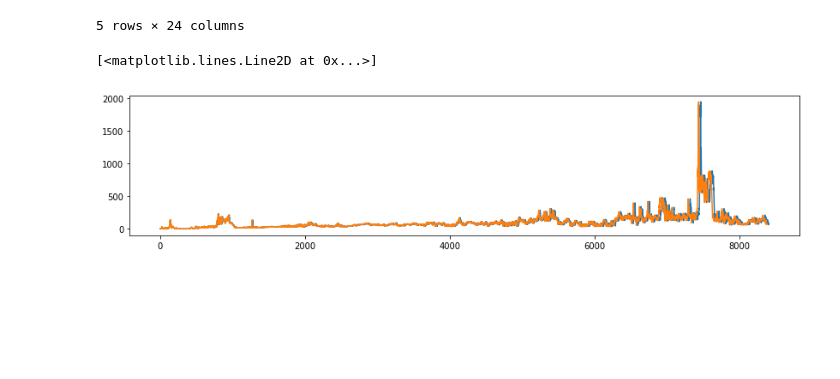
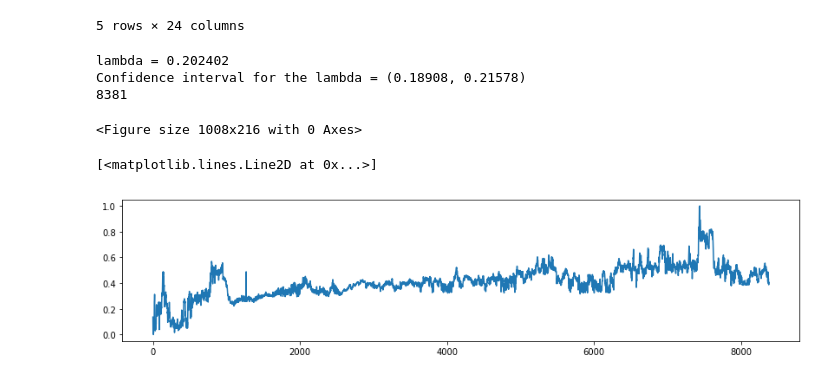
Before and after one commit to ann-2018-03/evaluacion-DavidChaMun, a Jupyter notebook: 01-precios.ipynb, the cells around one changed output. Drawn from its saved outputs; the diff is of its cells as text; code cells hidden in the pictures; blank space fills up the shorter version.

```diff
--- a/01-precios.ipynb
+++ b/01-precios.ipynb
@@ -119,44 +119,49 @@ Number of rows left: 8381
 """
 
 mean_prices = data.sum(axis=1) / (len(data.columns))
+# %%
+import scipy
+
+plt.figure(figsize=(14,3))
+xt, lamda, interval = scipy.stats.boxcox(mean_prices, alpha=0.05)
+print("lambda = {:g}".format(lamda))
+
+print("Confidence interval for the lambda = (" + str(round(interval[0], 5)) + ", " + str(round(interval[1], 5)) + ")")
+# %% [output]
+lambda = 0.202402
+Confidence interval for the lambda = (0.18908, 0.21578)
+8381
+<Figure size 1008x216 with 0 Axes>
 # %%
 plt.figure(figsize=(14,3))
 #plt.plot(mean_prices)
 #plt.plot(np.sqrt(mean_prices))
 #plt.plot(np.power(mean_prices, 1/3))
 
 #Scaling data
-def scale_data(data, fx = None, c = -1, d = 1):
+def scale_data(data, c = 0, d = 1):
 
-    if fx != None:
-        out = fx(data.values)
-    else:
-        out = data.values
-    out = out.tolist()
-
+    out = data.tolist()
     b = max(out)
     a = min(out)
     out = [c + ((d-(c))/(b-a))*(e-a) for e in out]
     return out, a, b
 
-def de_scale_data(s_data, a, b, inv_fx = None, c = -1, d = 1):
+def de_scale_data(s_data, a, b, c = 0, d = 1):
     p = (d-c)/(b-a)
     out = [(y + (p*a) -c)/p for y in s_data]
     #out = [a + ((b-a)/(d-c))*(e-c) for e in s_data]
-    if inv_fx != None:
-        out = inv_fx(out)
     return out
 
-f = np.log
-inv_f = np.exp
-d, a, b = scale_data(mean_prices, f)
-ds = de_scale_data(d, a, b, inv_f)
 
-plt.plot(mean_prices)
-plt.plot(ds)
+d, a, b = scale_data(xt)
+ds = de_scale_data(d, a, b)
 
+#plt.plot(xt)
+#plt.plot(ds)
+plt.plot(d)
 #this is a test of the de_scale function
 # %% [output]
 [<matplotlib.lines.Line2D at 0x...>]
-[figure, old version]
+[figure, new version]
 # %%
```
Also changed, not shown: parts of 8 cells of this notebook, 1 other file.
